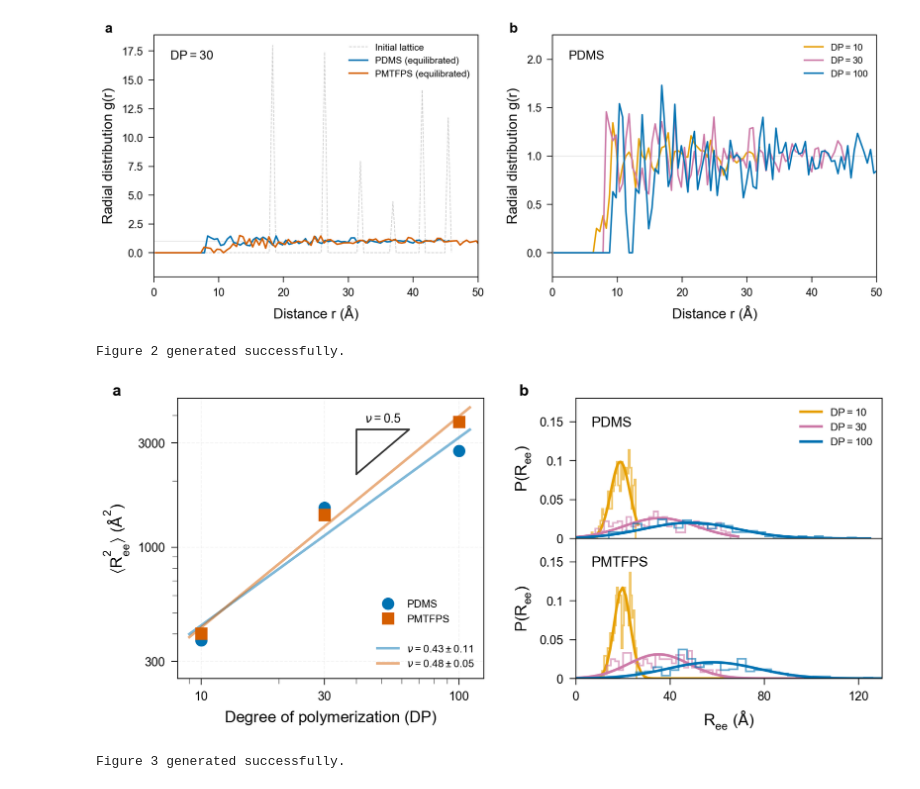
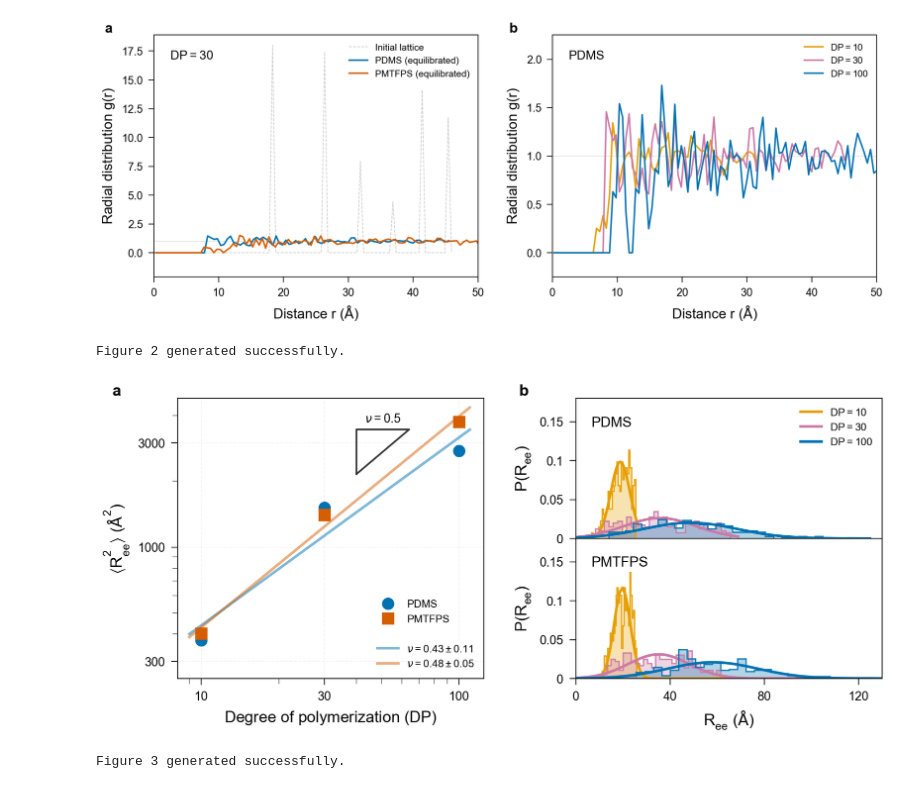
Before and after one commit to keten-group/topon, a Jupyter notebook: demos/npjcompmat/generate_figures_executed.ipynb, the cells around one changed output. Drawn from its saved outputs; the diff is of its cells as text; code cells hidden in the pictures.

```diff
--- a/demos/npjcompmat/generate_figures_executed.ipynb
+++ b/demos/npjcompmat/generate_figures_executed.ipynb
@@ -330,8 +330,11 @@ def plot_distributions(ax, chem_name, hide_xlabel=False):
             dp_val = dp.split('_')[1]
             label_clean = fr'$DP={dp_val}$'
 
+            # CHANGE (Oct 2026): histograms drawn as filled bars so the shape of each distribution stays visible
+            ax.hist(ree_data, bins=30, density=True, histtype='stepfilled',
+                    linewidth=0, color=colors[dp], alpha=0.30)
             ax.hist(ree_data, bins=30, density=True, histtype='step',
-                    linewidth=1.0, color=colors[dp], alpha=0.6)
+                    linewidth=0.8, color=colors[dp], alpha=0.9)
 
             mu, std = norm.fit(ree_data)
             xmin, xmax = ax.get_xlim()
@@ -355,34 +358,34 @@ def plot_distributions(ax, chem_name, hide_xlabel=False):
 
 plot_distributions(ax_dist_top, 'PDMS', hide_xlabel=True)
 ax_dist_top.legend(frameon=False, loc='upper right')
 
 plot_distributions(ax_dist_bot, 'PMTFPS', hide_xlabel=False)
 
 # --- Alignment Logic ---
 fig.canvas.draw()
 
 def align_label_to_ylabel(ax, label_text):
     ylabel = ax.yaxis.label
     bbox = ylabel.get_window_extent(renderer=fig.canvas.get_renderer())
     ylabel_center_x = (bbox.x0 + bbox.x1) / 2
 
     ax_bbox = ax.get_window_extent()
     ax_width = ax_bbox.width
 
     x_rel = (ylabel_center_x - ax_bbox.x0) / ax_width
 
     ax.text(x_rel, 1.0, label_text, transform=ax.transAxes,
             fontsize=9, fontweight='bold', va='bottom', ha='center')
 
 align_label_to_ylabel(ax_scaling, 'a')
 align_label_to_ylabel(ax_dist_top, 'b')
 
 plt.savefig(os.path.join(output_dir, 'Figure_2_Scaling_and_Distributions.pdf'), dpi=SAVE_DPI)   # CHANGE (v0.2.0): the manuscript includes the PDF
 plt.savefig(os.path.join(output_dir, 'Figure_2_Scaling_and_Distributions.png'), dpi=SAVE_DPI)
 print("Figure 2 generated successfully.")
 # %% [output]
 Figure 2 generated successfully.
-[figure, old version]
+[figure, new version]
 # %%
 # --- Figure 3: Characteristic Ratio ---
 import matplotlib.pyplot as plt
```
Also changed, not shown: 3 other files.
